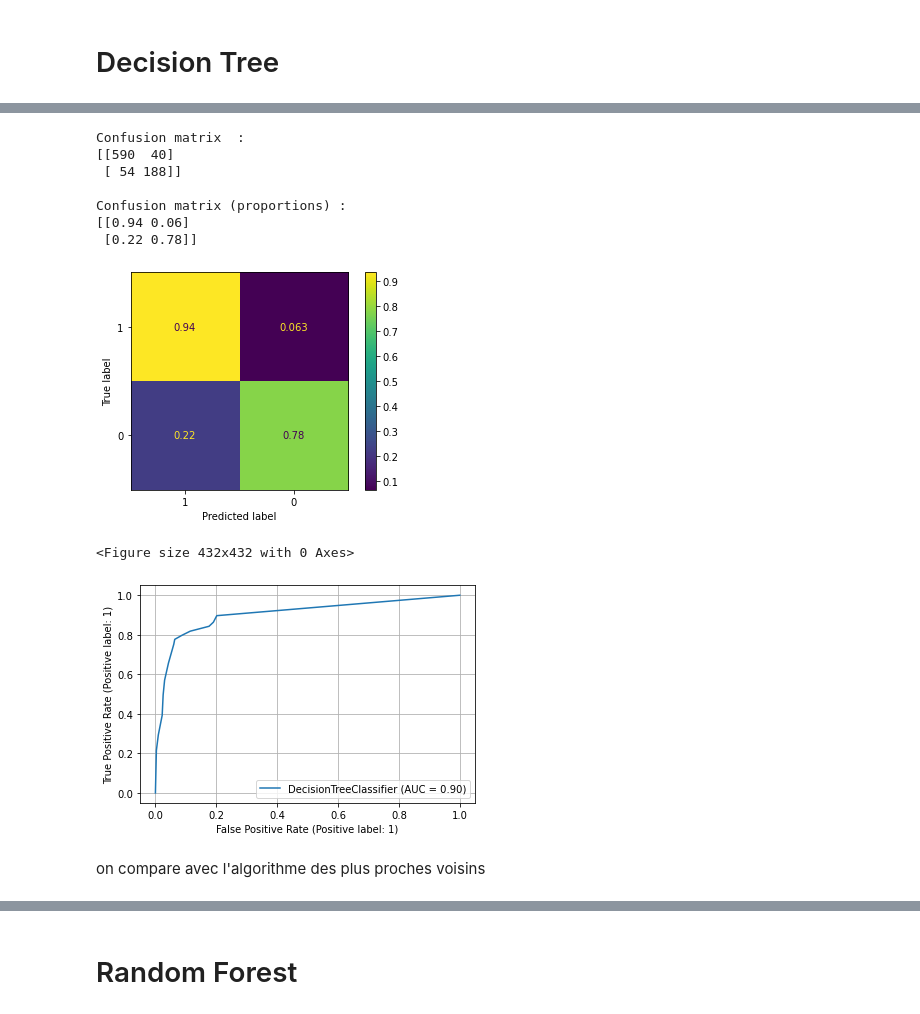
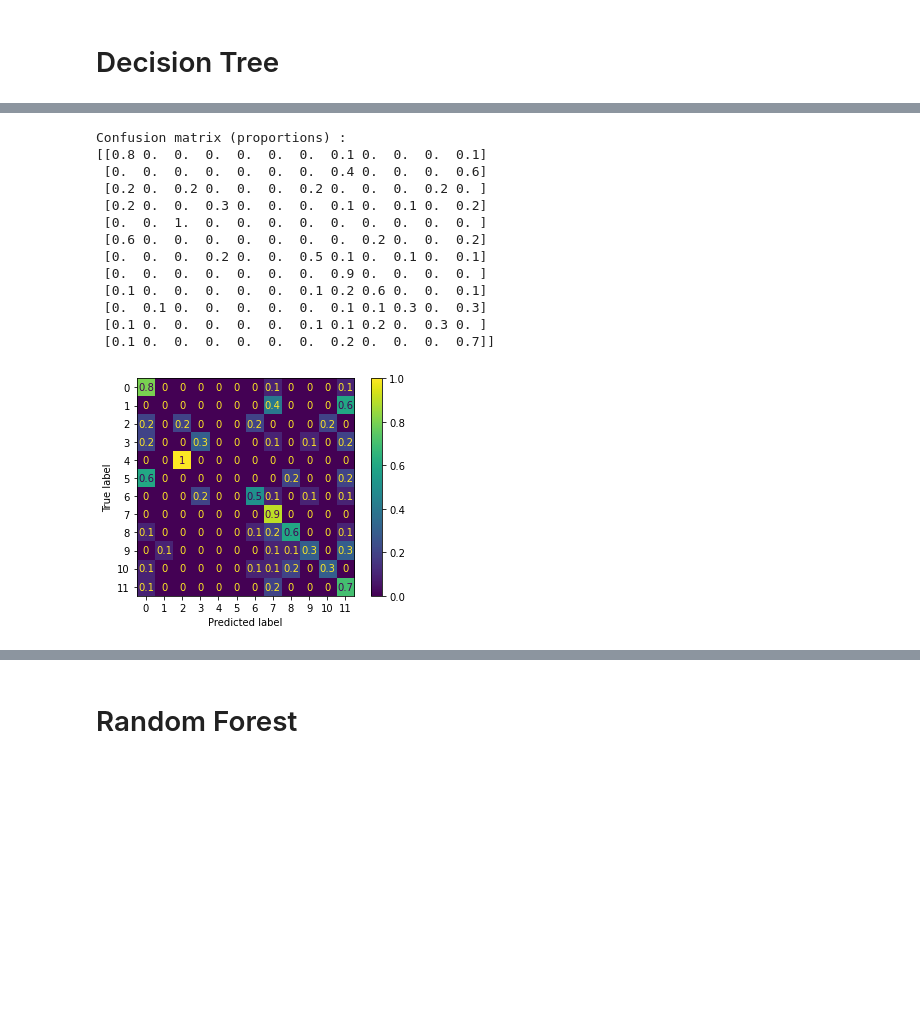
Before and after one commit to ktran11/TP_MLR, a Jupyter notebook: TP3/AndroidMalwareDetection-extraction.ipynb, the cells around one changed output, grey strips where cells are left out. Drawn from its saved outputs; the diff is of its cells as text; code cells hidden in the pictures; blank space fills up the shorter version.

```diff
--- a/TP3/AndroidMalwareDetection-extraction.ipynb
+++ b/TP3/AndroidMalwareDetection-extraction.ipynb
@@ -195,4 +110,0 @@ sns.scatterplot(x="PC1",y="PC2",hue="Label",data = df)
-# %%
-knn = neighbors.KNeighborsClassifier(n_neighbors=20)
-knn.fit(X_train_sc,y_train)
-y_pred = knn.predict(X_test_sc)
@@ -293,3 +135,0 @@ regression logistique
-# %%
-clf = linear_model.LogisticRegression(max_iter = 3000)
-clf.fit(X_train_sc,y_train)
@@ -341,18 +175,19 @@ ConfusionMatrixDisplay(cm, display_labels=[0,1]).plot()
 B = 5
 cv = KFold(n_splits=B, random_state=4, shuffle=True)
 
-########### code ici
-param_grid = {'max_depth':[5,10,15,20],
-             'min_samples_leaf':[5,10,15,20],
-             'splitter' : ['best', 'random']}
 clf = DecisionTreeClassifier()
-search = GridSearchCV(clf,
+param_grid = [{'criterion': ['gini', 'entropy'],
+               'splitter': ['best','random'],
+               'max_depth': [5,10,15,20,25],
+               'max_features': ['auto', 'sqrt', 'log2']}]
+# Optimization of the hyperparameters
+search_tree = GridSearchCV(clf,
                       param_grid,
                       scoring="accuracy",
                       cv=cv,
-                      n_jobs=-1)
-search.fit(X_train,y_train)
+                      n_jobs=-1) # n_jobs=-1 permet d'utiliser tous les processeurs (calcul parallèle)
+search_tree.fit(X_train,y_train)
 print('Meilleur modèle')
-print(search.best_estimator_)
+print(search_tree.best_estimator_)
 # %% [output]
 Meilleur modèle
@@ -379,34 +195,23 @@ AUC       :  0.91 ( 0.05 )
 # %%
-y_pred_tree = tree.predict(X_test)
-print("Confusion matrix  : ")
-print(confusion_matrix(y_test,y_pred_tree))
-print(' ')
+y_pred_tree = search_tree.best_estimator_.predict(X_test)
 print("Confusion matrix (proportions) : ")
-cm = confusion_matrix(y_test,y_pred_tree,normalize='true')
+cm = np.round(confusion_matrix(y_test,y_pred_tree,normalize='true'),1)
 print(np.round(cm,2))
 print(' ')
-
-ConfusionMatrixDisplay(cm, display_labels=[1,0]).plot()
-
-
-plt.figure(figsize=(6,6))
-plot_roc_curve(tree,X_test,y_test)
-plt.grid()
-
-tree_fpr, tree_tpr, thresholds = roc_curve(y_test, y_pred_tree)
-
-
-knn_fpr, knn_tpr, thresholds = roc_curve(y_test, y_pred_knn)
+ConfusionMatrixDisplay(cm).plot()
+plt.show()
 # %% [output]
-Confusion matrix  :
-[[590  40]
- [ 54 188]]
-
 Confusion matrix (proportions) :
-[[0.94 0.06]
- [0.22 0.78]]
+[[0.8 0.  0.  0.  0.  0.  0.  0.1 0.  0.  0.  0.1]
+ [0.  0.  0.  0.  0.  0.  0.  0.4 0.  0.  0.  0.6]
+ [0.2 0.  0.2 0.  0.  0.  0.2 0.  0.  0.  0.2 0. ]
+ [0.2 0.  0.  0.3 0.  0.  0.  0.1 0.  0.1 0.  0.2]
+ [0.  0.  1.  0.  0.  0.  0.  0.  0.  0.  0.  0. ]
+ [0.6 0.  0.  0.  0.  0.  0.  0.  0.2 0.  0.  0.2]
+ [0.  0.  0.  0.2 0.  0.  0.5 0.1 0.  0.1 0.  0.1]
+ [0.  0.  0.  0.  0.  0.  0.  0.9 0.  0.  0.  0. ]
+ [0.1 0.  0.  0.  0.  0.  0.1 0.2 0.6 0.  0.  0.1]
+ [0.  0.1 0.  0.  0.  0.  0.  0.1 0.1 0.3 0.  0.3]
+ [0.1 0.  0.  0.  0.  0.  0.1 0.1 0.2 0.  0.3 0. ]
+ [0.1 0.  0.  0.  0.  0.  0.  0.2 0.  0.  0.  0.7]]
-[figure, old version]
+[figure, new version]
-<Figure size 432x432 with 0 Axes>
-[figure, removed]
-# %% [markdown]
-on compare avec l'algorithme des plus proches voisins
```
Also changed, not shown: parts of 72 cells of this notebook, 1 other file.
